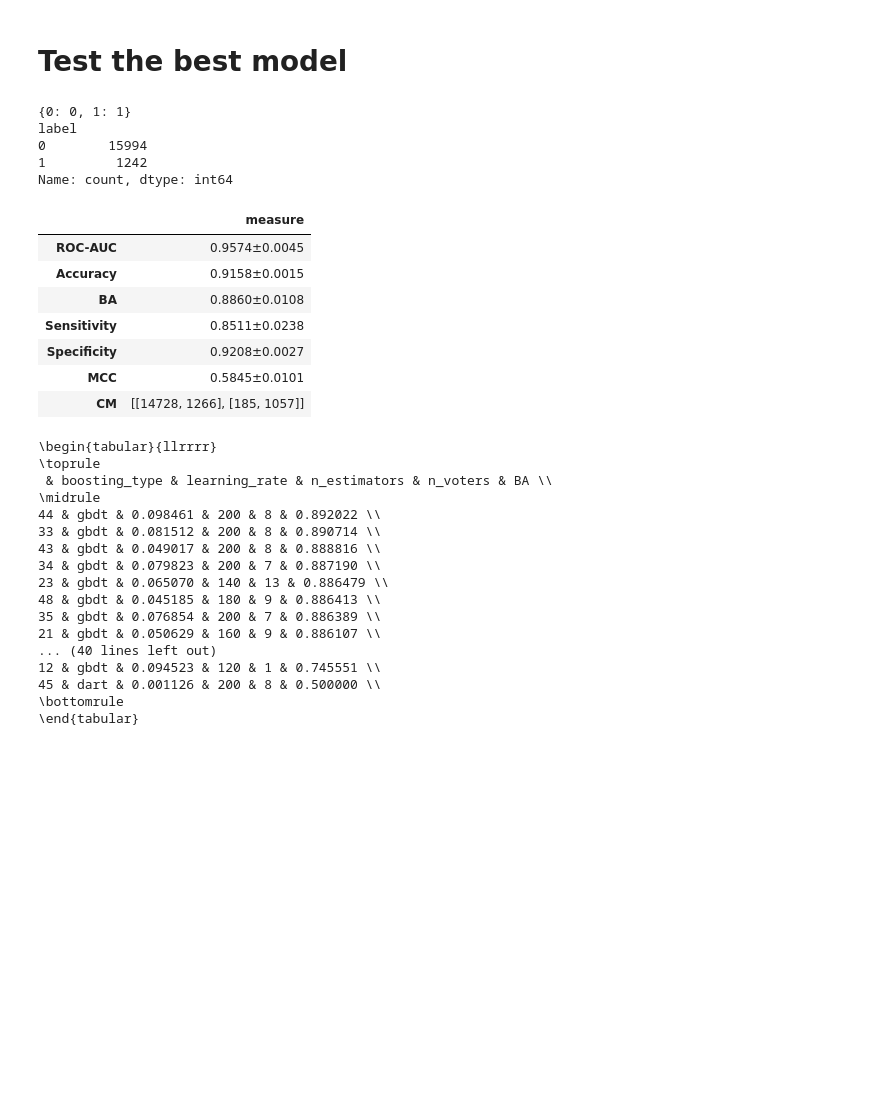
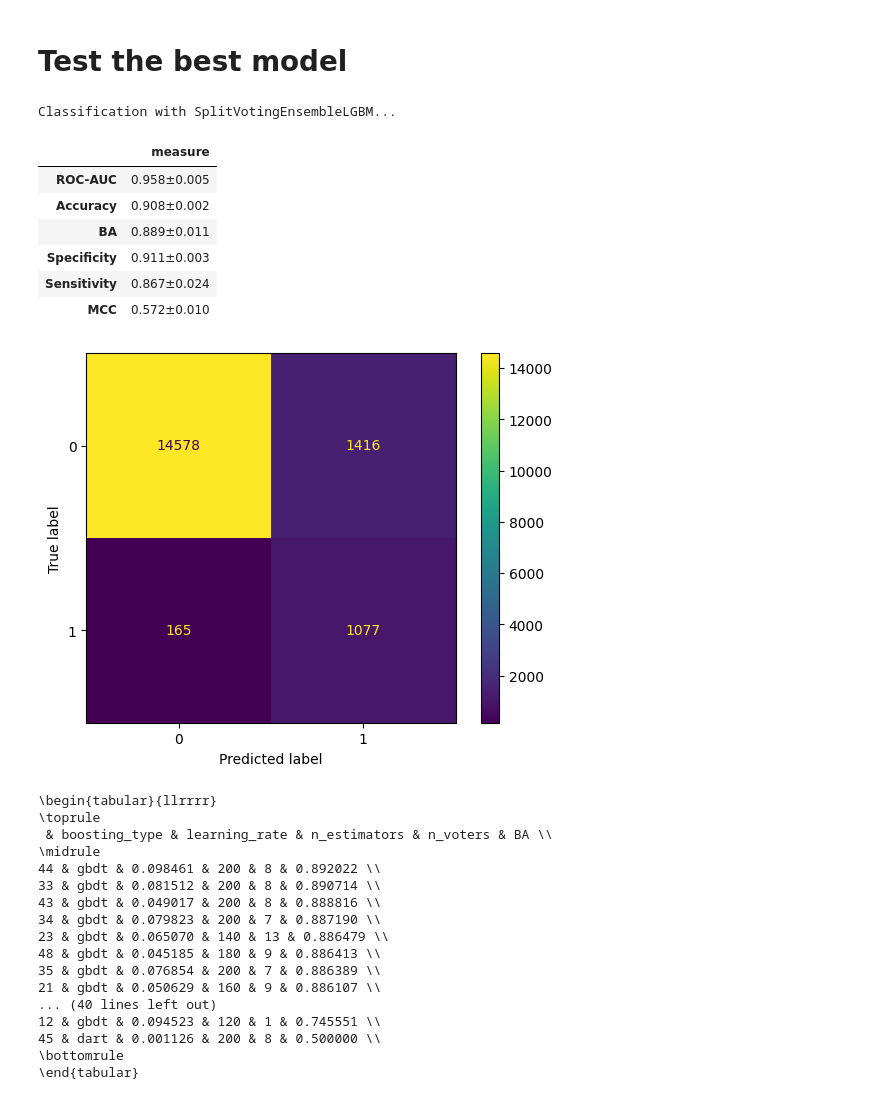
Before and after one commit to giordamaug/HELP, a Jupyter notebook: notebooks/tuning.ipynb, the cells around one changed output. Saved outputs shown, nothing was run; the diff lists cells and outputs as text; code cells hidden in the pictures; blank space fills up the shorter version.

```diff
--- a/notebooks/tuning.ipynb
+++ b/notebooks/tuning.ipynb
@@ -91,25 +125,30 @@ df.sort_values('value', ascending=False)
 # %% [markdown]
 # Test the best model
-# %%
-from HELPpy.models.prediction import VotingEnsembleLGBM, k_fold_cv
-clf = VotingEnsembleLGBM(**study.best_params)
-# train using create_model
-df_scores, scores, predictions = k_fold_cv(attributes, label, clf, n_splits=5, seed=0, show_progress=True, verbose=True)
-df_scores
-# %% [output]
-{0: 0, 1: 1}
-label
-0        15994
-1         1242
-Name: count, dtype: int64
-|  | measure |
-| ROC-AUC | 0.9574±0.0045 |
-| Accuracy | 0.9158±0.0015 |
-| BA | 0.8860±0.0108 |
-| Sensitivity | 0.8511±0.0238 |
-| Specificity | 0.9208±0.0027 |
-| MCC | 0.5845±0.0101 |
-| CM | [[14728, 1266], [185, 1057]] |
+# %%
+from icarlearn.ensemble.splitvotingens import SplitVotingEnsembleLGBM
+from icarlearn.validation.crossvalidate import skfold_cv
+from imblearn.metrics import specificity_score
+from sklearn.metrics import *
+myscorer = { 'ROC-AUC':      (roc_auc_score, {'multi_class':'ovr', 'average':'macro'}),
+             'Accuracy'  :   (accuracy_score , {}),
+             'BA'  :         (balanced_accuracy_score , {}),
+             'Specificity' : (specificity_score, {'pos_label': 1}),
+             'Sensitivity' : (recall_score   , {'pos_label': 1}),
+             'MCC' :         (matthews_corrcoef, {}),
+            }
+clf = SplitVotingEnsembleLGBM(**study.best_params)
+df_scores, scores, predictions = skfold_cv(df_X, df_y, clf, n_splits=5, seed=0, scorer=myscorer, show_progress=True, verbose=True)
+df_scores
+# %% [output]
+Classification with SplitVotingEnsembleLGBM...
+|  | measure |
+| ROC-AUC | 0.958±0.005 |
+| Accuracy | 0.908±0.002 |
+| BA | 0.889±0.011 |
+| Specificity | 0.911±0.003 |
+| Sensitivity | 0.867±0.024 |
+| MCC | 0.572±0.010 |
+[figure, added]
 # %%
 #df = pd.read_csv(f'velgbm_{tissue}_hypersearch_mcc_ba_2.csv').sort_values(['values_1', 'values_0'], ascending=[False, False]).rename(columns={'values_0': 'BA', 'values_1': 'MCC'})
 df = pd.read_csv(f'velgbm_Kidney_hypersearch_ba_cv.csv').sort_values('value', ascending=False).rename(columns={'value': 'BA'})
```
Also changed, not shown: parts of 2 cells of this notebook.
